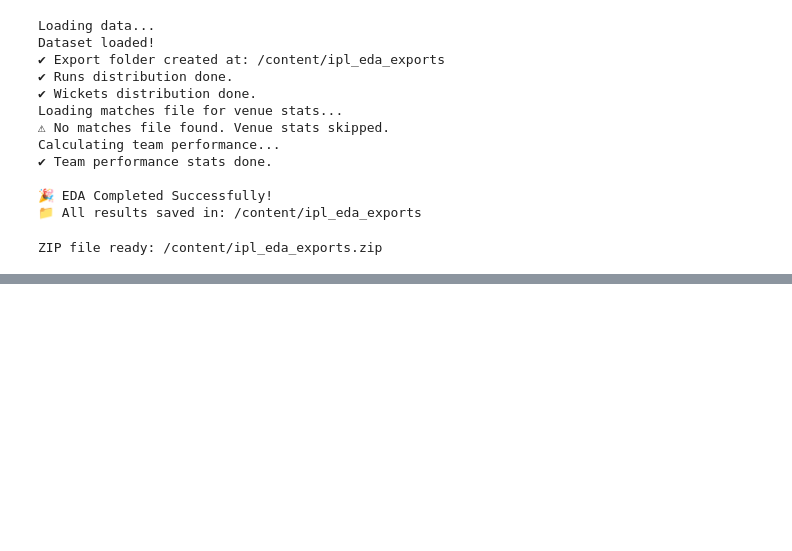
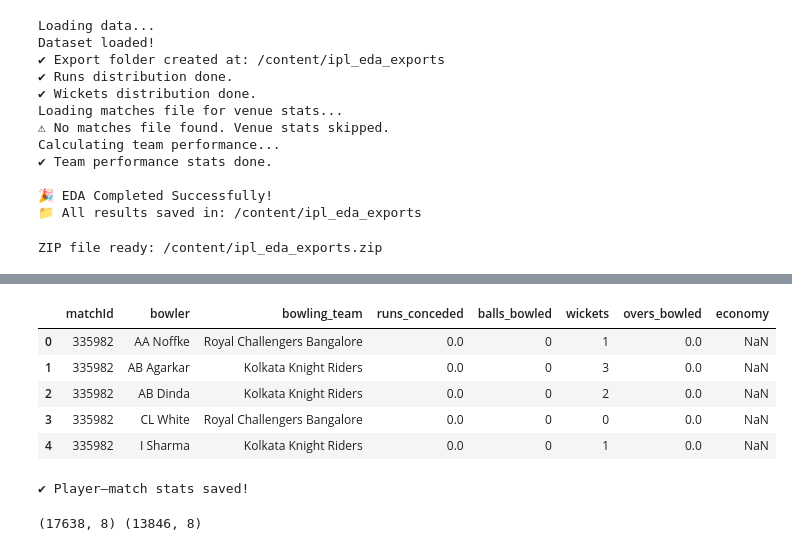
Before and after one commit to angirekulamanoj19-dotcom/Cricket-Player-Performance-Prediction---Group-1-, a Jupyter notebook: cricketplayeranalysis.ipynb, the cells around one changed output, grey strips where cells are left out. Drawn from its saved outputs; the diff is of its cells as text; code cells hidden in the pictures; blank space fills up the shorter version.

```diff
--- a/cricketplayeranalysis.ipynb
+++ b/cricketplayeranalysis.ipynb
@@ -892,0 +932,43 @@ files.download("/content/ipl_eda_exports.zip")
+# %%
+bowler_match = df.groupby(
+    ["matchId", "bowler", "bowling_team"]
+).agg(
+    runs_conceded=("total_runs", "sum"),
+    balls_bowled=("legal_ball", "sum"),
+    wickets=("is_wicket", "sum")
+).reset_index()
+
+# Overs & economy
+bowler_match["overs_bowled"] = bowler_match["balls_bowled"] / 6
+bowler_match["economy"] = (
+    bowler_match["runs_conceded"] / bowler_match["overs_bowled"]
+).replace([float("inf"), -float("inf")], 0)
+
+bowler_match.head()
+# %% [output]
+|  | matchId | bowler | bowling_team | runs_conceded | balls_bowled | wickets | overs_bowled | economy |
+| 0 | 335982 | AA Noffke | Royal Challengers Bangalore | 0.0 | 0 | 1 | 0.0 | NaN |
+| 1 | 335982 | AB Agarkar | Kolkata Knight Riders | 0.0 | 0 | 3 | 0.0 | NaN |
+| 2 | 335982 | AB Dinda | Kolkata Knight Riders | 0.0 | 0 | 2 | 0.0 | NaN |
+| 3 | 335982 | CL White | Royal Challengers Bangalore | 0.0 | 0 | 0 | 0.0 | NaN |
+| 4 | 335982 | I Sharma | Kolkata Knight Riders | 0.0 | 0 | 1 | 0.0 | NaN |
+# %%
+batsman_match.to_csv("player_match_batting_stats.csv", index=False)
+bowler_match.to_csv("player_match_bowling_stats.csv", index=False)
+
+print("✔ Player–match stats saved!")
+# %% [output]
+✔ Player–match stats saved!
+# %%
+import pandas as pd
+
+# Load player-match stats
+bat_df = pd.read_csv("player_match_batting_stats.csv")
+bowl_df = pd.read_csv("player_match_bowling_stats.csv")
+
+# Load original data to get match dates
+df = pd.read_csv("compressed_data.csv")
+
+print(bat_df.shape, bowl_df.shape)
+# %% [output]
+(17638, 8) (13846, 8)
```
Also changed, not shown: parts of 19 cells of this notebook.
